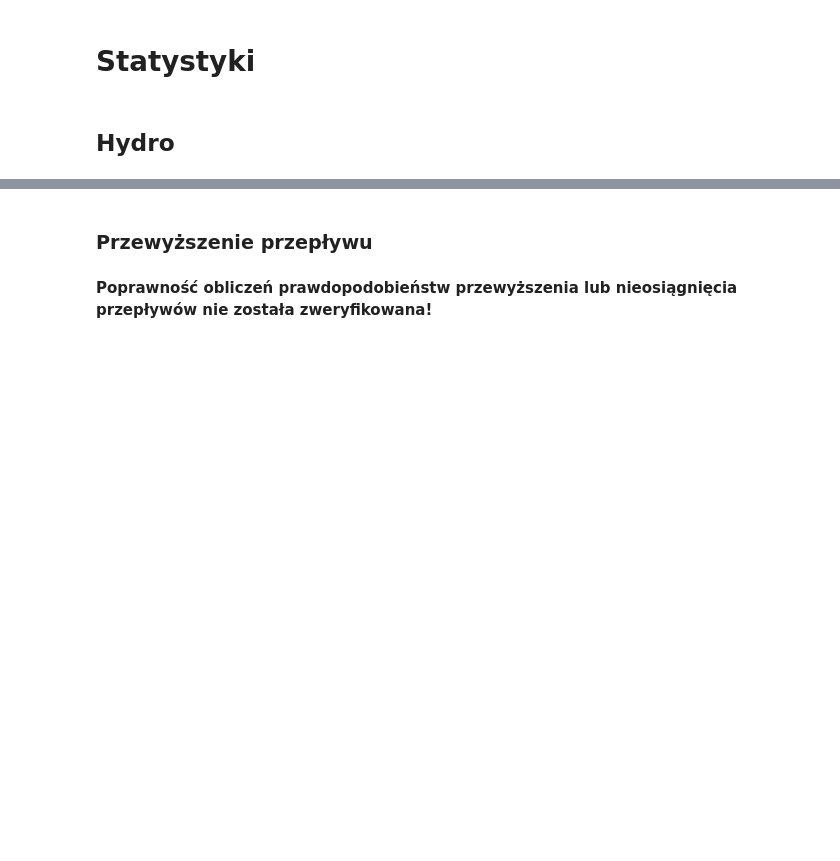
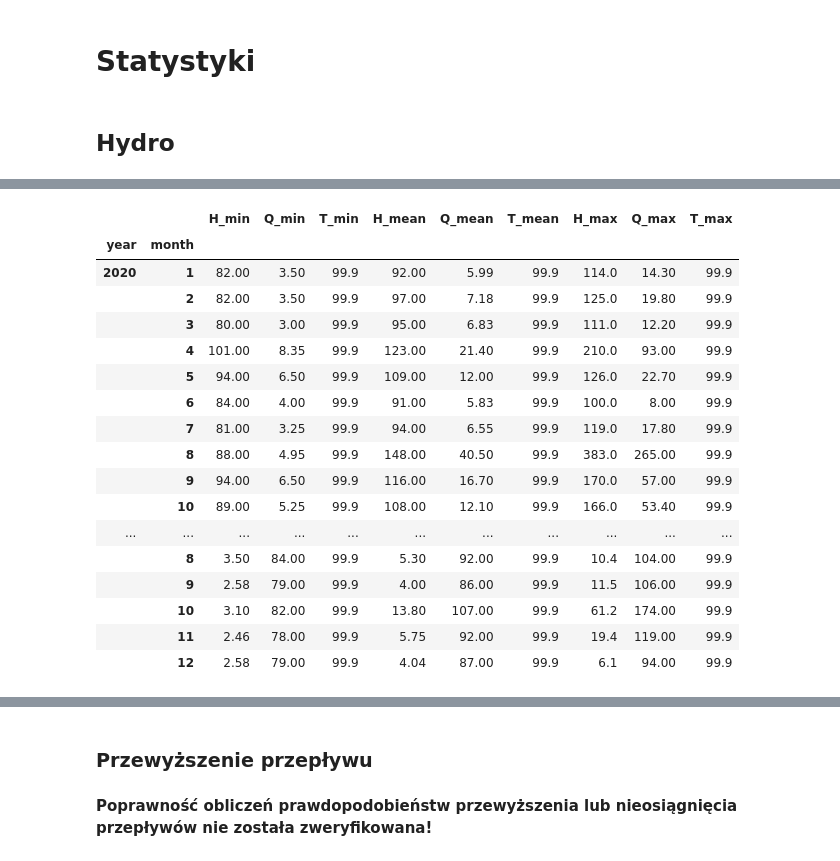
Before and after one commit to Daldek/IMGWTools, a Jupyter notebook: Notebooks/Stats.ipynb, the cells around one changed output, grey strips where cells are left out. Saved outputs shown, nothing was run; the diff lists cells and outputs as text; code cells hidden in the pictures; blank space fills up the shorter version.

Commit message:
Dobowe, miesieczne

```diff
--- a/Notebooks/Stats.ipynb
+++ b/Notebooks/Stats.ipynb
@@ -11,0 +66,3 @@ from hydro_stats import *
+# %%
+miesieczne = StationData(station_id=150160180, interval='miesieczne')
+miesieczne.station_data_to_dict(r"..\data\downloaded\dane_hydrologiczne\miesieczne\2021\mies_2021.csv")
@@ -12,3 +87,24 @@ from hydro_stats import *
+# %%
+miesieczne.station_data_to_df(start_year=2020, end_year=2023)
+# %% [output]
+|  |  | H_min | Q_min | T_min | H_mean | Q_mean | T_mean | H_max | Q_max | T_max |
+| year | month |  |  |  |  |  |  |  |  |  |
+| 2020 | 1 | 82.00 | 3.50 | 99.9 | 92.00 | 5.99 | 99.9 | 114.0 | 14.30 | 99.9 |
+|  | 2 | 82.00 | 3.50 | 99.9 | 97.00 | 7.18 | 99.9 | 125.0 | 19.80 | 99.9 |
+|  | 3 | 80.00 | 3.00 | 99.9 | 95.00 | 6.83 | 99.9 | 111.0 | 12.20 | 99.9 |
+|  | 4 | 101.00 | 8.35 | 99.9 | 123.00 | 21.40 | 99.9 | 210.0 | 93.00 | 99.9 |
+|  | 5 | 94.00 | 6.50 | 99.9 | 109.00 | 12.00 | 99.9 | 126.0 | 22.70 | 99.9 |
+|  | 6 | 84.00 | 4.00 | 99.9 | 91.00 | 5.83 | 99.9 | 100.0 | 8.00 | 99.9 |
+|  | 7 | 81.00 | 3.25 | 99.9 | 94.00 | 6.55 | 99.9 | 119.0 | 17.80 | 99.9 |
+|  | 8 | 88.00 | 4.95 | 99.9 | 148.00 | 40.50 | 99.9 | 383.0 | 265.00 | 99.9 |
+|  | 9 | 94.00 | 6.50 | 99.9 | 116.00 | 16.70 | 99.9 | 170.0 | 57.00 | 99.9 |
+|  | 10 | 89.00 | 5.25 | 99.9 | 108.00 | 12.10 | 99.9 | 166.0 | 53.40 | 99.9 |
+| ... | ... | ... | ... | ... | ... | ... | ... | ... | ... | ... |
+|  | 8 | 3.50 | 84.00 | 99.9 | 5.30 | 92.00 | 99.9 | 10.4 | 104.00 | 99.9 |
+|  | 9 | 2.58 | 79.00 | 99.9 | 4.00 | 86.00 | 99.9 | 11.5 | 106.00 | 99.9 |
+|  | 10 | 3.10 | 82.00 | 99.9 | 13.80 | 107.00 | 99.9 | 61.2 | 174.00 | 99.9 |
+|  | 11 | 2.46 | 78.00 | 99.9 | 5.75 | 92.00 | 99.9 | 19.4 | 119.00 | 99.9 |
+|  | 12 | 2.58 | 79.00 | 99.9 | 4.04 | 87.00 | 99.9 | 6.1 | 94.00 | 99.9 |
 # %%
 parameter = "Q"
 station = StationData(station_id=150160180, parameter=parameter)
```
Also changed, not shown: parts of 16 cells of this notebook, 1 other file.
